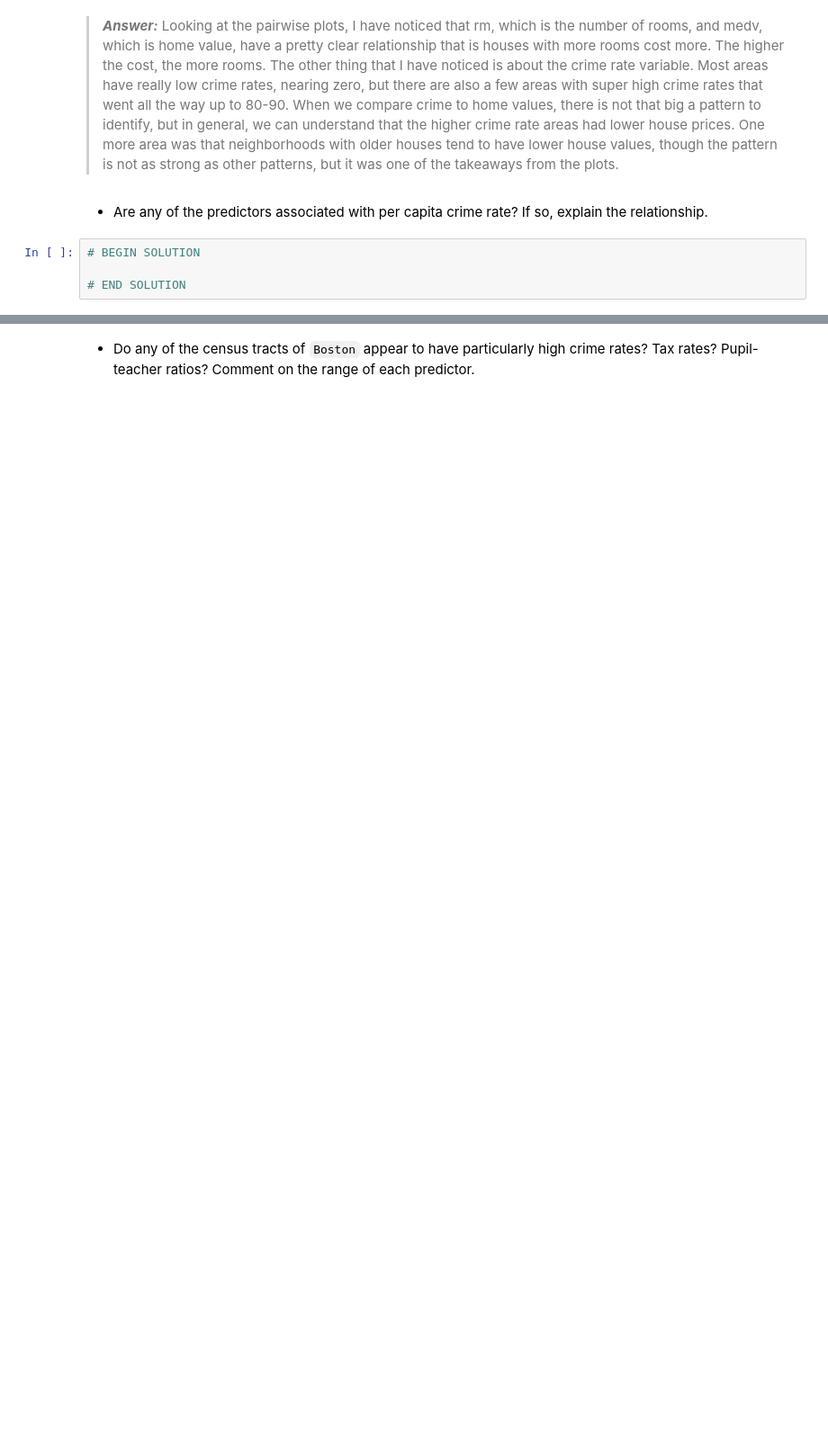
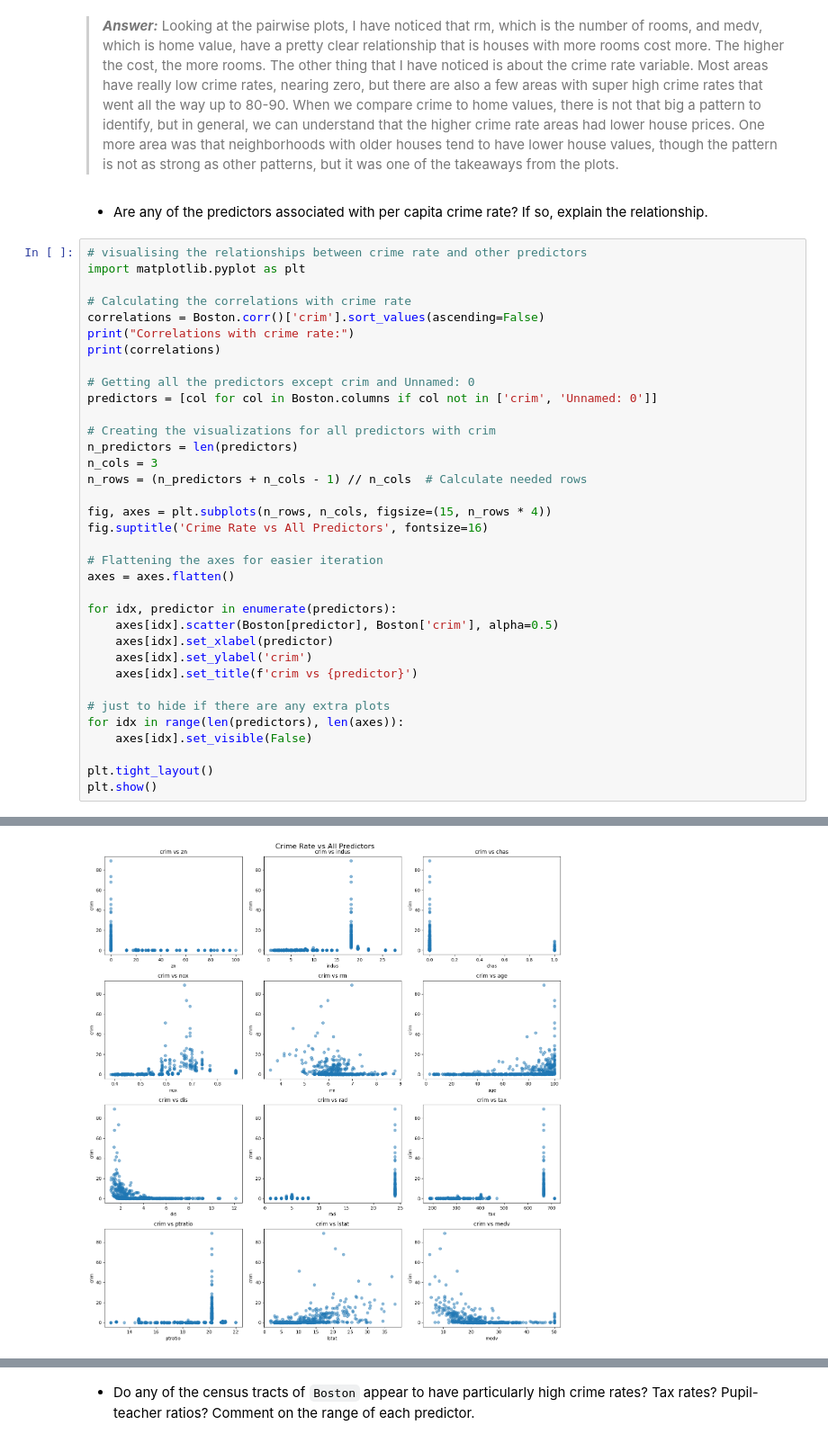
Before and after one commit to YashviKommidi/Machine_learning_26, a Jupyter notebook: KOMMIDI_HW2.ipynb, the cells around one changed output, grey strips where cells are left out. Shown at 90% size. Drawn from its saved outputs; the diff is of its cells as text; blank space fills up the shorter version.

```diff
--- a/KOMMIDI_HW2.ipynb
+++ b/KOMMIDI_HW2.ipynb
@@ -893,6 +893,38 @@ plt.show()
 # %% [markdown]
 - Are any of the predictors associated with per capita crime rate? If so, explain the relationship.
 # %%
-# BEGIN SOLUTION
+# visualising the relationships between crime rate and other predictors
+import matplotlib.pyplot as plt
 
-# END SOLUTION
+# Calculating the correlations with crime rate
+correlations = Boston.corr()['crim'].sort_values(ascending=False)
+print("Correlations with crime rate:")
+print(correlations)
+
+# Getting all the predictors except crim and Unnamed: 0
+predictors = [col for col in Boston.columns if col not in ['crim', 'Unnamed: 0']]
+
+# Creating the visualizations for all predictors with crim
+n_predictors = len(predictors)
+n_cols = 3
+n_rows = (n_predictors + n_cols - 1) // n_cols  # Calculate needed rows
+
+fig, axes = plt.subplots(n_rows, n_cols, figsize=(15, n_rows * 4))
+fig.suptitle('Crime Rate vs All Predictors', fontsize=16)
+
+# Flattening the axes for easier iteration
+axes = axes.flatten()
+
+for idx, predictor in enumerate(predictors):
+    axes[idx].scatter(Boston[predictor], Boston['crim'], alpha=0.5)
+    axes[idx].set_xlabel(predictor)
+    axes[idx].set_ylabel('crim')
+    axes[idx].set_title(f'crim vs {predictor}')
+
+# just to hide if there are any extra plots
+for idx in range(len(predictors), len(axes)):
+    axes[idx].set_visible(False)
+
+plt.tight_layout()
+plt.show()
+# %% [output]
@@ -899 +947,2 @@ plt.show()
+[figure, added]
 # %% [markdown]
```
Also changed, not shown: parts of 5 cells of this notebook.
